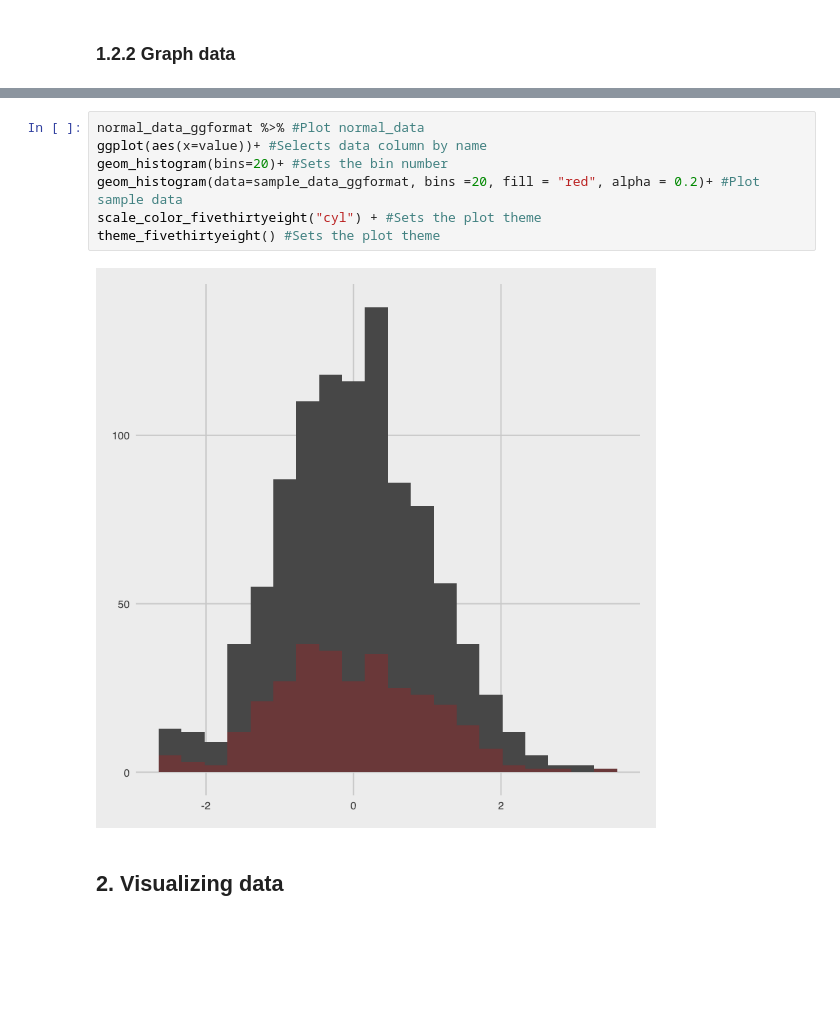
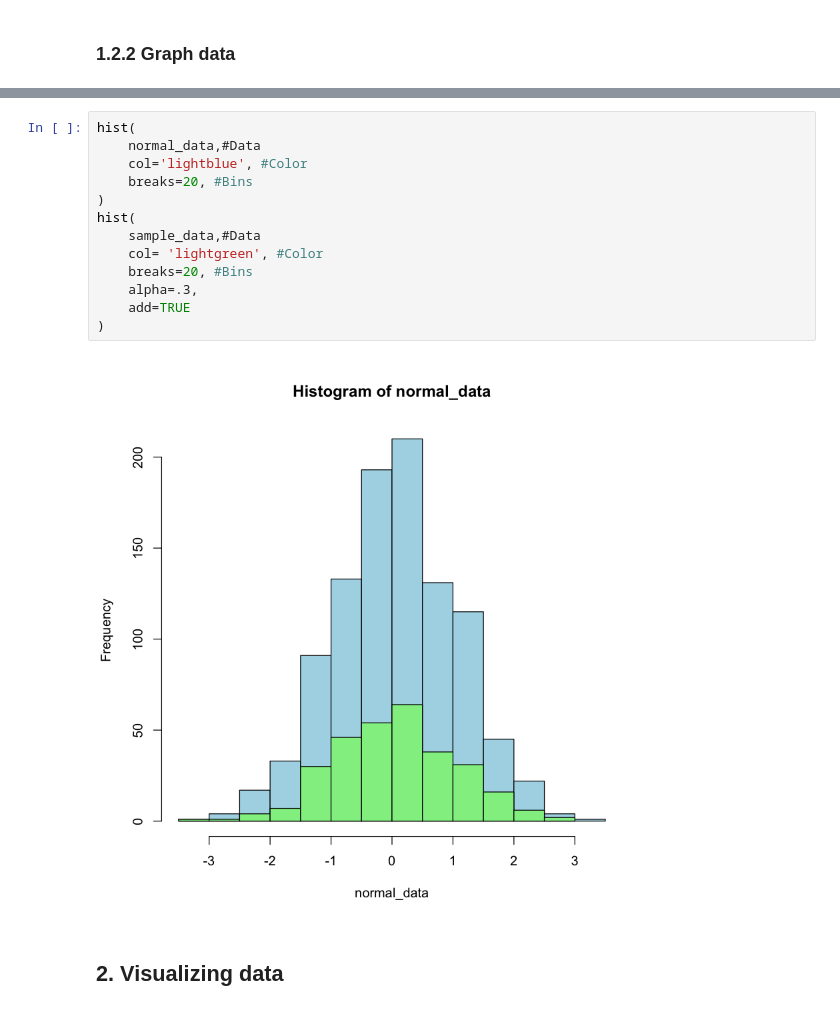
Before and after one commit to corybaird/PLCY_610_public, a Jupyter notebook: Lecture_visuals/610_Lecture_2.ipynb, the cells around one changed output, grey strips where cells are left out. Saved outputs shown, nothing was run; the diff lists cells and outputs as text; blank space fills up the shorter version.

```diff
--- a/Lecture_visuals/610_Lecture_2.ipynb
+++ b/Lecture_visuals/610_Lecture_2.ipynb
@@ -63,12 +80,18 @@ This warning is displayed once per session.”
-# %%
-normal_data_ggformat %>% #Plot normal_data
-ggplot(aes(x=value))+ #Selects data column by name
-geom_histogram(bins=20)+ #Sets the bin number
-geom_histogram(data=sample_data_ggformat, bins =20, fill = "red", alpha = 0.2)+ #Plot sample data
-scale_color_fivethirtyeight("cyl") + #Sets the plot theme
-theme_fivethirtyeight() #Sets the plot theme
-# %% [output]
-[figure, removed]
+# %%
+hist(
+    normal_data,#Data
+    col='lightblue', #Color
+    breaks=20, #Bins
+)
+hist(
+    sample_data,#Data
+    col= 'lightgreen', #Color
+    breaks=20, #Bins
+    alpha=.3,
+    add=TRUE
+)
+# %% [output]
+[figure, added]
 # %% [markdown]
 <a id='Section_2'></a>
 ## 2. Visualizing data
```
Also changed, not shown: parts of 59 cells of this notebook.
